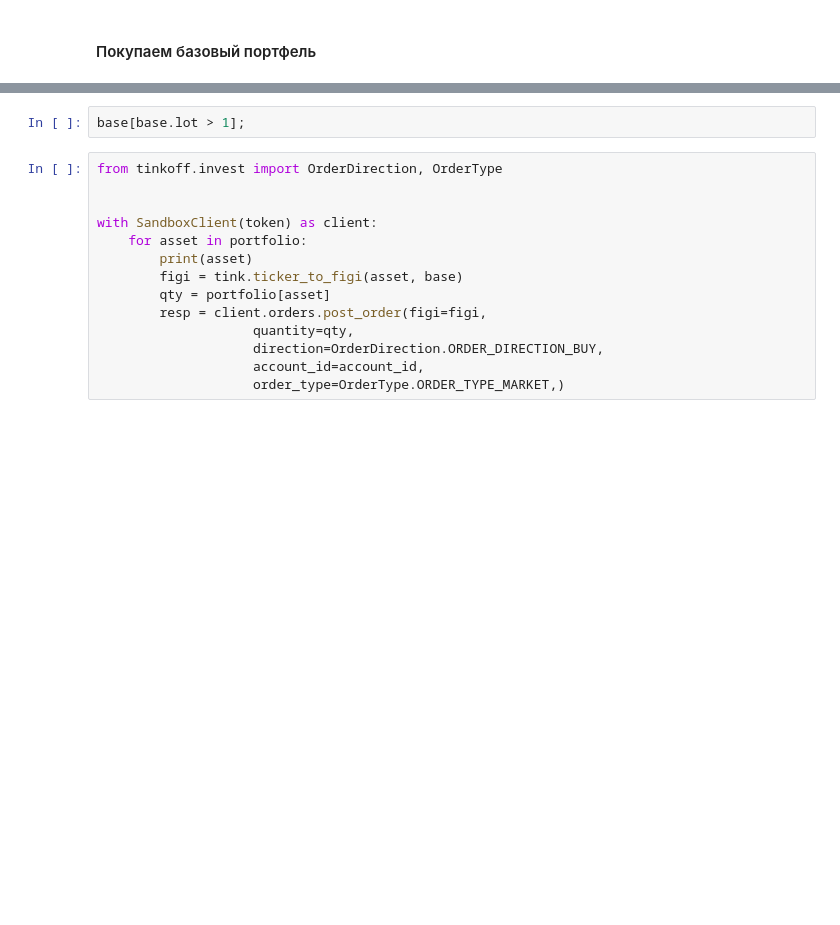
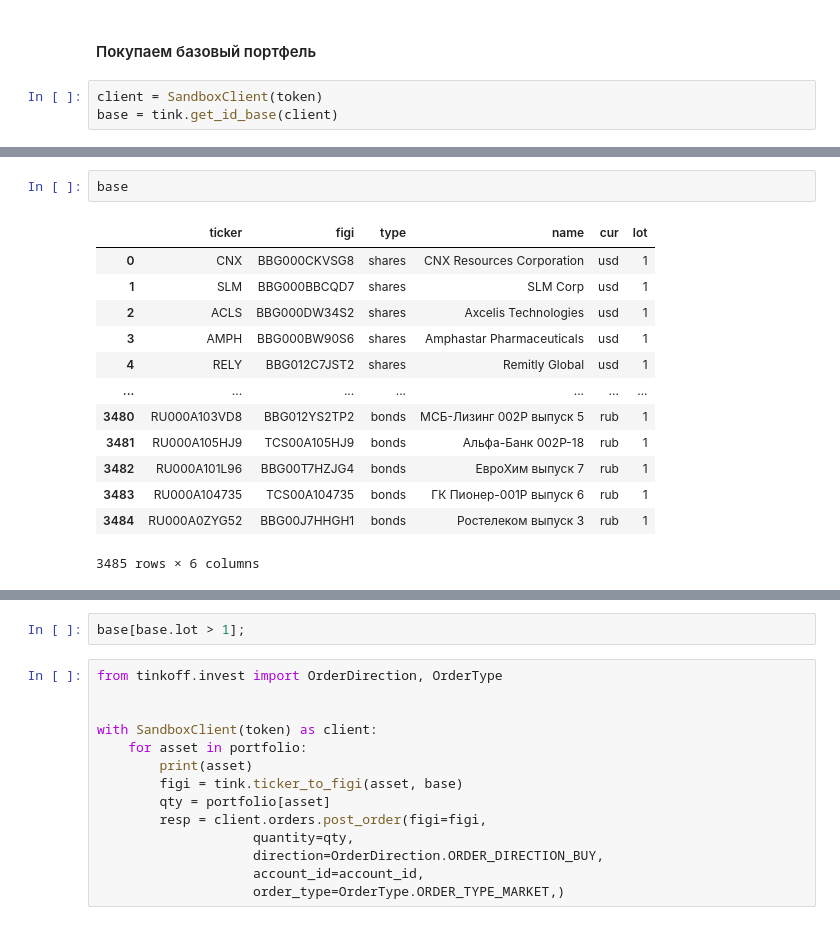
Before and after one commit to s-agapov/QuantMod, a Jupyter notebook: TP/Shares/01-Test Portfolio.ipynb, the cells around one changed output, grey strips where cells are left out. Drawn from its saved outputs; the diff is of its cells as text; blank space fills up the shorter version.

```diff
--- a/TP/Shares/01-Test Portfolio.ipynb
+++ b/TP/Shares/01-Test Portfolio.ipynb
@@ -103,2 +188,5 @@ money:  2000000.0
 # %% [markdown]
 #### Покупаем базовый портфель
+# %%
+client = SandboxClient(token)
+base = tink.get_id_base(client)
@@ -105 +198,17 @@ money:  2000000.0
+# %%
+base
+# %% [output]
+|  | ticker | figi | type | name | cur | lot |
+| 0 | CNX | BBG000CKVSG8 | shares | CNX Resources Corporation | usd | 1 |
+| 1 | SLM | BBG000BBCQD7 | shares | SLM Corp | usd | 1 |
+| 2 | ACLS | BBG000DW34S2 | shares | Axcelis Technologies | usd | 1 |
+| 3 | AMPH | BBG000BW90S6 | shares | Amphastar Pharmaceuticals | usd | 1 |
+| 4 | RELY | BBG012C7JST2 | shares | Remitly Global | usd | 1 |
+| ... | ... | ... | ... | ... | ... | ... |
+| 3480 | RU000A103VD8 | BBG012YS2TP2 | bonds | МСБ-Лизинг 002P выпуск 5 | rub | 1 |
+| 3481 | RU000A105HJ9 | TCS00A105HJ9 | bonds | Альфа-Банк 002Р-18 | rub | 1 |
+| 3482 | RU000A101L96 | BBG00T7HZJG4 | bonds | ЕвроХим выпуск 7 | rub | 1 |
+| 3483 | RU000A104735 | TCS00A104735 | bonds | ГК Пионер-001P выпуск 6 | rub | 1 |
+| 3484 | RU000A0ZYG52 | BBG00J7HHGH1 | bonds | Ростелеком выпуск 3 | rub | 1 |
+3485 rows × 6 columns
 # %%
```
Also changed, not shown: parts of 17 cells of this notebook, 14 other files.
